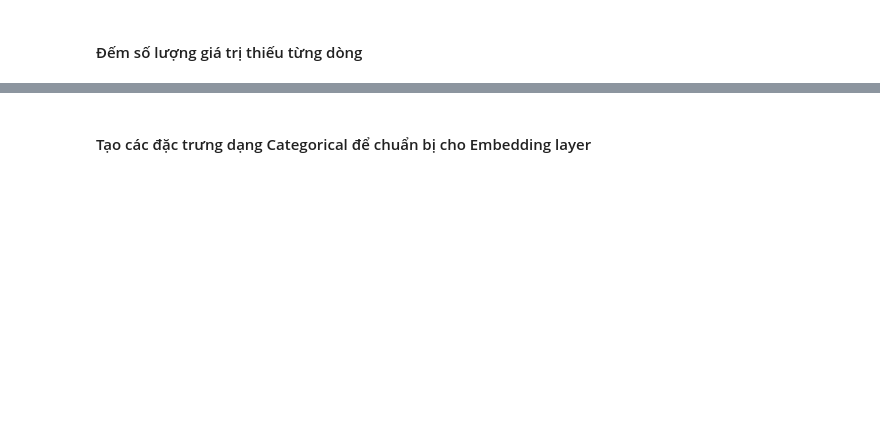
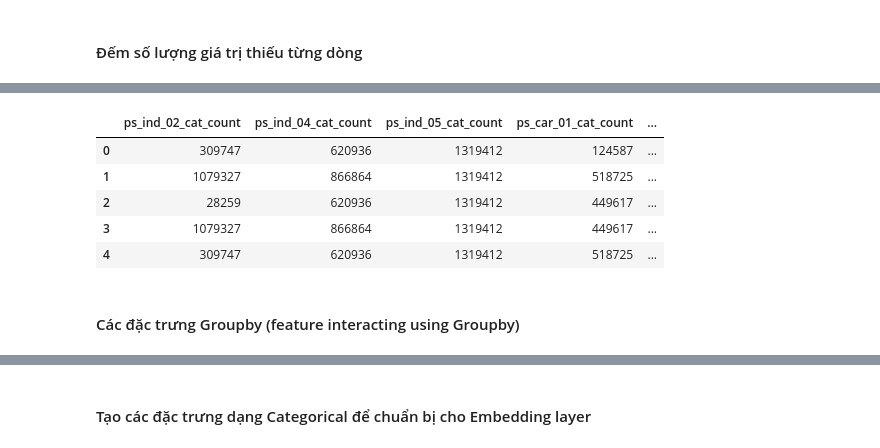
Before and after one commit to PhamVietXuan/kaggle-porto-seguro, a Jupyter notebook: Report.ipynb, the cells around one changed output, grey strips where cells are left out. Drawn from its saved outputs; the diff is of its cells as text; code cells hidden in the pictures; blank space fills up the shorter version.

```diff
--- a/Report.ipynb
+++ b/Report.ipynb
@@ -906,0 +842,5 @@ X_test = scaler.transform(X_test.toarray())
+# %%
+# Tách các tập num,cat
+feature_names = list(train)
+cat_fea = [fea for fea in feature_names if 'cat' in fea]
+num_fea = [fea for fea in feature_names if ('cat' not in fea) and ('calc' not in fea)]
@@ -906,0 +901,20 @@ X_test = scaler.transform(X_test.toarray())
+# %%
+cat_count_features = []
+features = cat_fea + ['new_ind', 'new_reg', 'new_car']
+
+for fea in features:
+  d = pd.concat([train[fea],test[fea]]).value_counts().to_dict()
+  train['%s_count'%fea] = train[fea].apply(lambda x:d.get(x,0))
+  test['%s_count'%fea] = test[fea].apply(lambda x:d.get(x,0))
+  cat_count_features.append('%s_count'%fea)
+# %%
+display(train[cat_count_features].head(5))
+# %% [output]
+|  | ps_ind_02_cat_count | ps_ind_04_cat_count | ps_ind_05_cat_count | ps_car_01_cat_count | ... |
+| 0 | 309747 | 620936 | 1319412 | 124587 | ... |
+| 1 | 1079327 | 866864 | 1319412 | 518725 | ... |
+| 2 | 28259 | 620936 | 1319412 | 449617 | ... |
+| 3 | 1079327 | 866864 | 1319412 | 449617 | ... |
+| 4 | 309747 | 620936 | 1319412 | 518725 | ... |
+# %% [markdown]
+#### Các đặc trưng Groupby (feature interacting using Groupby)
```
Also changed, not shown: parts of 103 cells of this notebook.
